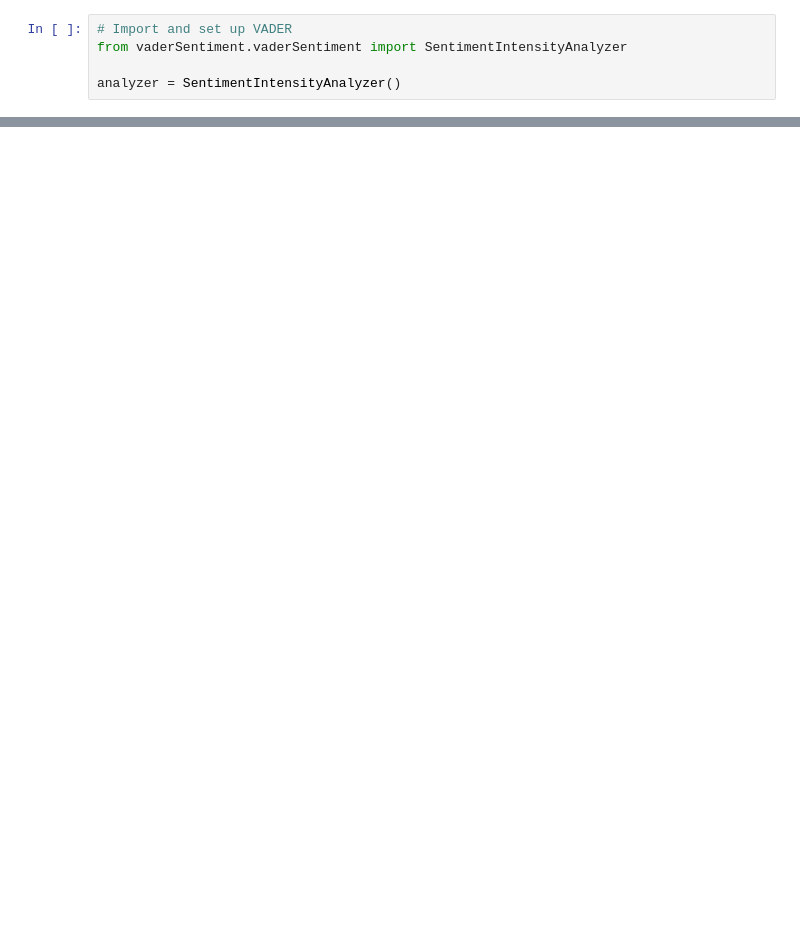
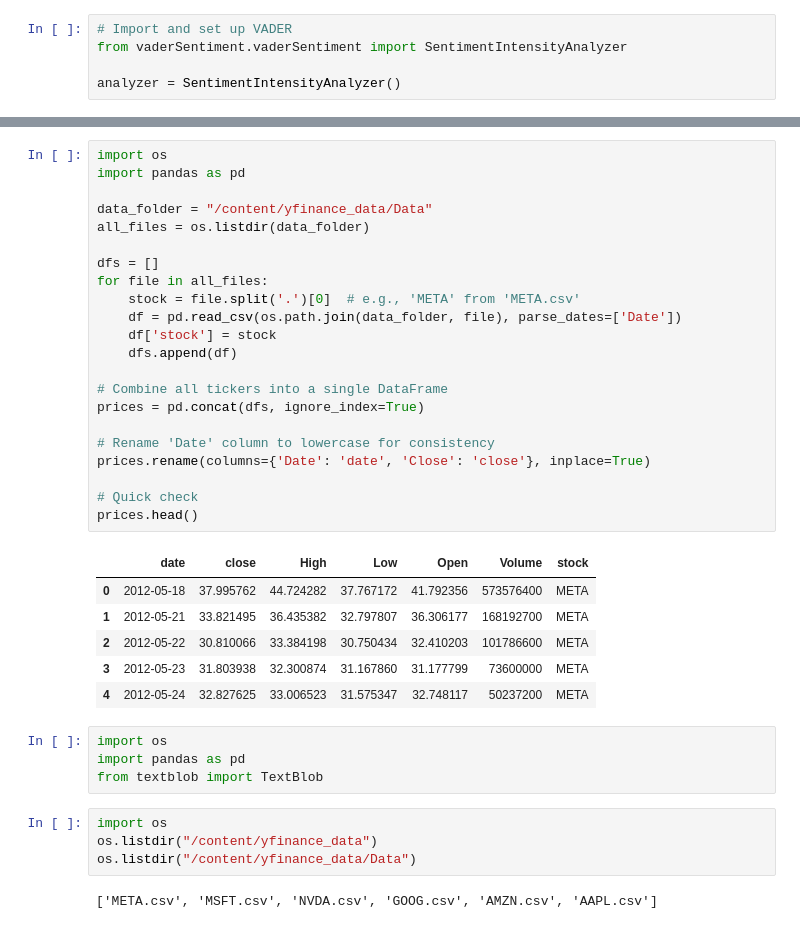
Before and after one commit to SeniyaSultan/news-sentiment-stock-analysis, a Jupyter notebook: notebooks/EDA.ipynb, the cells around one changed output, grey strips where cells are left out. Drawn from its saved outputs; the diff is of its cells as text; blank space fills up the shorter version.

```diff
--- a/notebooks/EDA.ipynb
+++ b/notebooks/EDA.ipynb
@@ -164,0 +394,39 @@ plt.show()
+# %%
+import os
+import pandas as pd
+
+data_folder = "/content/yfinance_data/Data"
+all_files = os.listdir(data_folder)
+
+dfs = []
+for file in all_files:
+    stock = file.split('.')[0]  # e.g., 'META' from 'META.csv'
+    df = pd.read_csv(os.path.join(data_folder, file), parse_dates=['Date'])
+    df['stock'] = stock
+    dfs.append(df)
+
+# Combine all tickers into a single DataFrame
+prices = pd.concat(dfs, ignore_index=True)
+
+# Rename 'Date' column to lowercase for consistency
+prices.rename(columns={'Date': 'date', 'Close': 'close'}, inplace=True)
+
+# Quick check
+prices.head()
+# %% [output]
+|  | date | close | High | Low | Open | Volume | stock |
+| 0 | 2012-05-18 | 37.995762 | 44.724282 | 37.767172 | 41.792356 | 573576400 | META |
+| 1 | 2012-05-21 | 33.821495 | 36.435382 | 32.797807 | 36.306177 | 168192700 | META |
+| 2 | 2012-05-22 | 30.810066 | 33.384198 | 30.750434 | 32.410203 | 101786600 | META |
+| 3 | 2012-05-23 | 31.803938 | 32.300874 | 31.167860 | 31.177799 | 73600000 | META |
+| 4 | 2012-05-24 | 32.827625 | 33.006523 | 31.575347 | 32.748117 | 50237200 | META |
+# %%
+import os
+import pandas as pd
+from textblob import TextBlob
+# %%
+import os
+os.listdir("/content/yfinance_data")
+os.listdir("/content/yfinance_data/Data")
+# %% [output]
+['META.csv', 'MSFT.csv', 'NVDA.csv', 'GOOG.csv', 'AMZN.csv', 'AAPL.csv']
```
Also changed, not shown: parts of 32 cells of this notebook.
